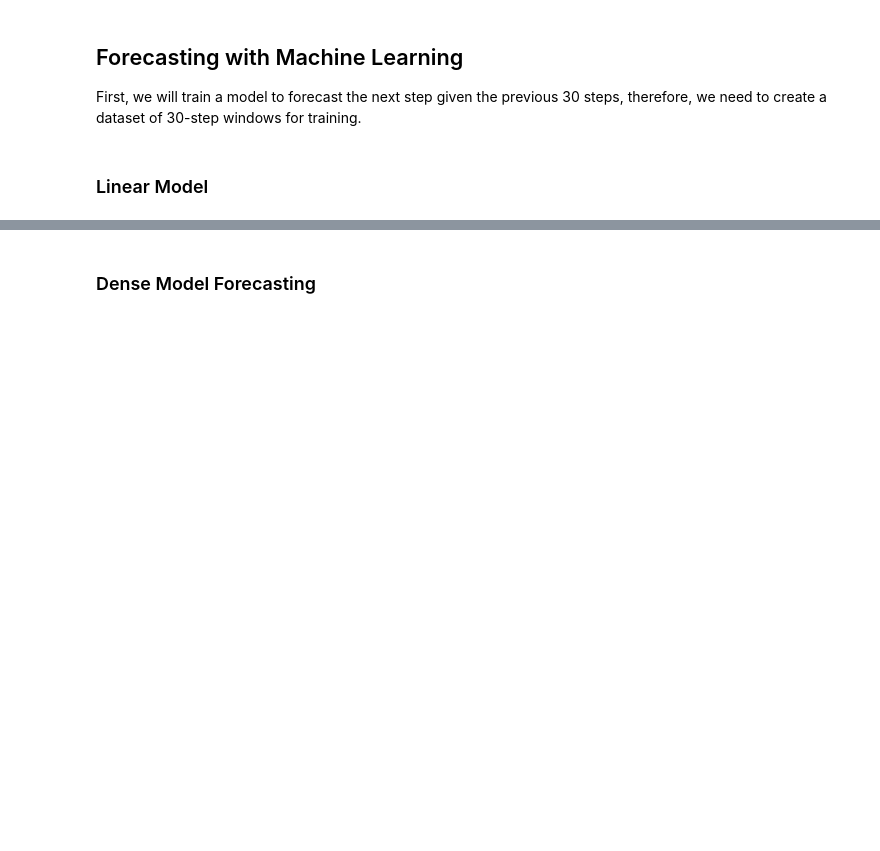
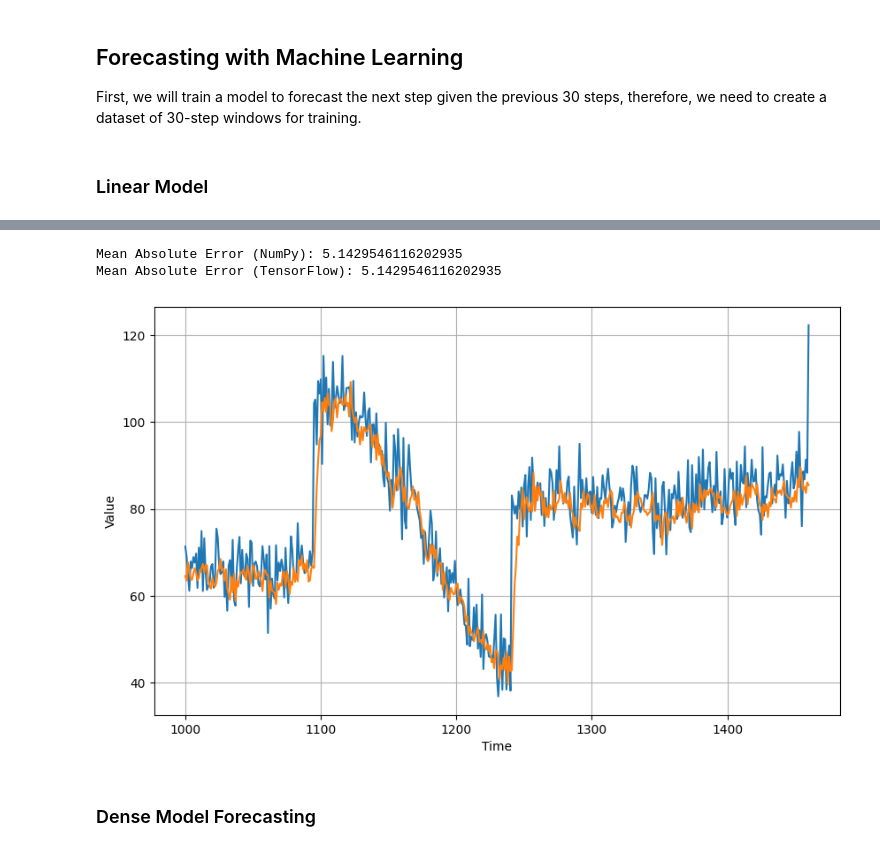
Before and after one commit to yjchen9596/tensorflow-for-deep-learning, a Jupyter notebook: l08c05_forecasting_with_machine_learning.ipynb, the cells around one changed output, grey strips where cells are left out. Cells and saved outputs as stored; diff of their text form; code cells hidden in the pictures; blank space fills up the shorter version.

```diff
--- a/l08c05_forecasting_with_machine_learning.ipynb
+++ b/l08c05_forecasting_with_machine_learning.ipynb
@@ -173,7 +199,7 @@ valid_set = window_dataset(x_valid, window_size)
 model = keras.models.Sequential([
   keras.layers.Dense(1, input_shape=[window_size])
 ])
-optimizer = keras.optimizers.SGD(lr=1e-5, momentum=0.9)
+optimizer = keras.optimizers.SGD(learning_rate=1e-5, momentum=0.9)
 model.compile(loss=keras.losses.Huber(),
               optimizer=optimizer,
               metrics=["mae"])
@@ -202,3 +251,29 @@ keras.metrics.mean_absolute_error(x_valid, lin_forecast).numpy()
+# %%
+import tensorflow as tf
+import numpy as np
+import matplotlib.pyplot as plt
+
+# Assume the previous code to define time, series, split_time, x_valid,
+# and lin_forecast has been executed.
+
+# Calculate Mean Absolute Error manually using NumPy
+mae_numpy = np.mean(np.abs(x_valid - lin_forecast))
+print(f"Mean Absolute Error (NumPy): {mae_numpy}")
+
+# Or using TensorFlow operations
+mae_tf = tf.reduce_mean(tf.abs(x_valid - lin_forecast)).numpy()
+print(f"Mean Absolute Error (TensorFlow): {mae_tf}")
+
+
+# The rest of the code for plotting can remain the same
+plt.figure(figsize=(10, 6))
+plot_series(time_valid, x_valid)
+plot_series(time_valid, lin_forecast)
+plt.show()
+# %% [output]
+Mean Absolute Error (NumPy): 5.1429546116202935
+Mean Absolute Error (TensorFlow): 5.1429546116202935
+[figure, added]
 # %% [markdown]
 ### Dense Model Forecasting
 # %%
```
Also changed, not shown: parts of 15 cells of this notebook.
